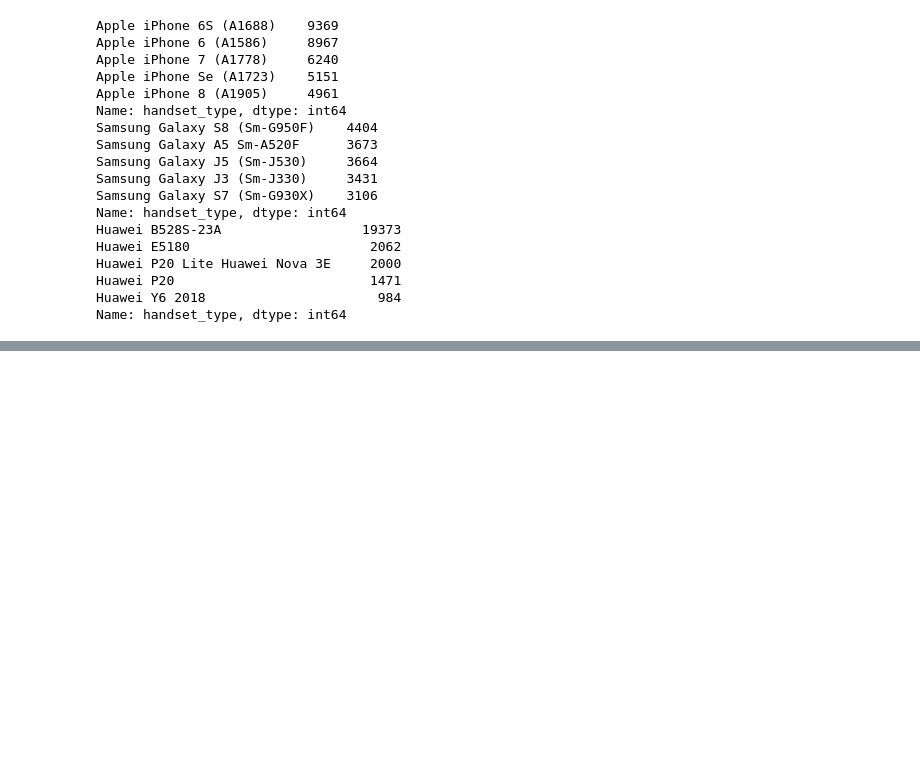
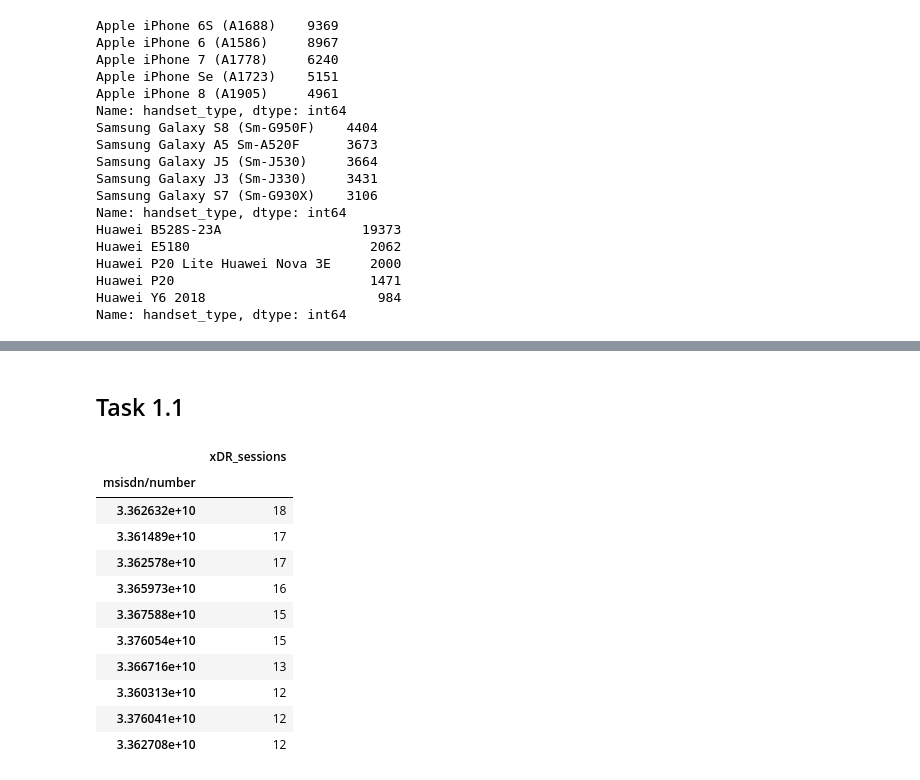
Before and after one commit to Bina-man/Telecom-Data, a Jupyter notebook: notebooks/User Overview analysis (telecom data).ipynb, the cells around one changed output, grey strips where cells are left out. Cells and saved outputs as stored; diff of their text form; code cells hidden in the pictures; blank space fills up the shorter version.

Commit message:
Task 1.1

```diff
--- a/notebooks/User Overview analysis (telecom data).ipynb
+++ b/notebooks/User Overview analysis (telecom data).ipynb
@@ -110,0 +96,19 @@ Name: handset_type, dtype: int64
+# %% [markdown]
+## Task 1.1
+# %%
+sessions = cleaned_df.groupby('msisdn/number').agg({'bearer_id': 'count'})
+sessions = sessions.rename(columns= {'bearer_id': 'xDR_sessions'})
+sessions.sort_values(by=['xDR_sessions'], ascending = False).head(10)
+# %% [output]
+|  | xDR_sessions |
+| msisdn/number |  |
+| 3.362632e+10 | 18 |
+| 3.361489e+10 | 17 |
+| 3.362578e+10 | 17 |
+| 3.365973e+10 | 16 |
+| 3.367588e+10 | 15 |
+| 3.376054e+10 | 15 |
+| 3.366716e+10 | 13 |
+| 3.360313e+10 | 12 |
+| 3.376041e+10 | 12 |
+| 3.362708e+10 | 12 |
```
Also changed, not shown: parts of 9 cells of this notebook, 1 other file.
